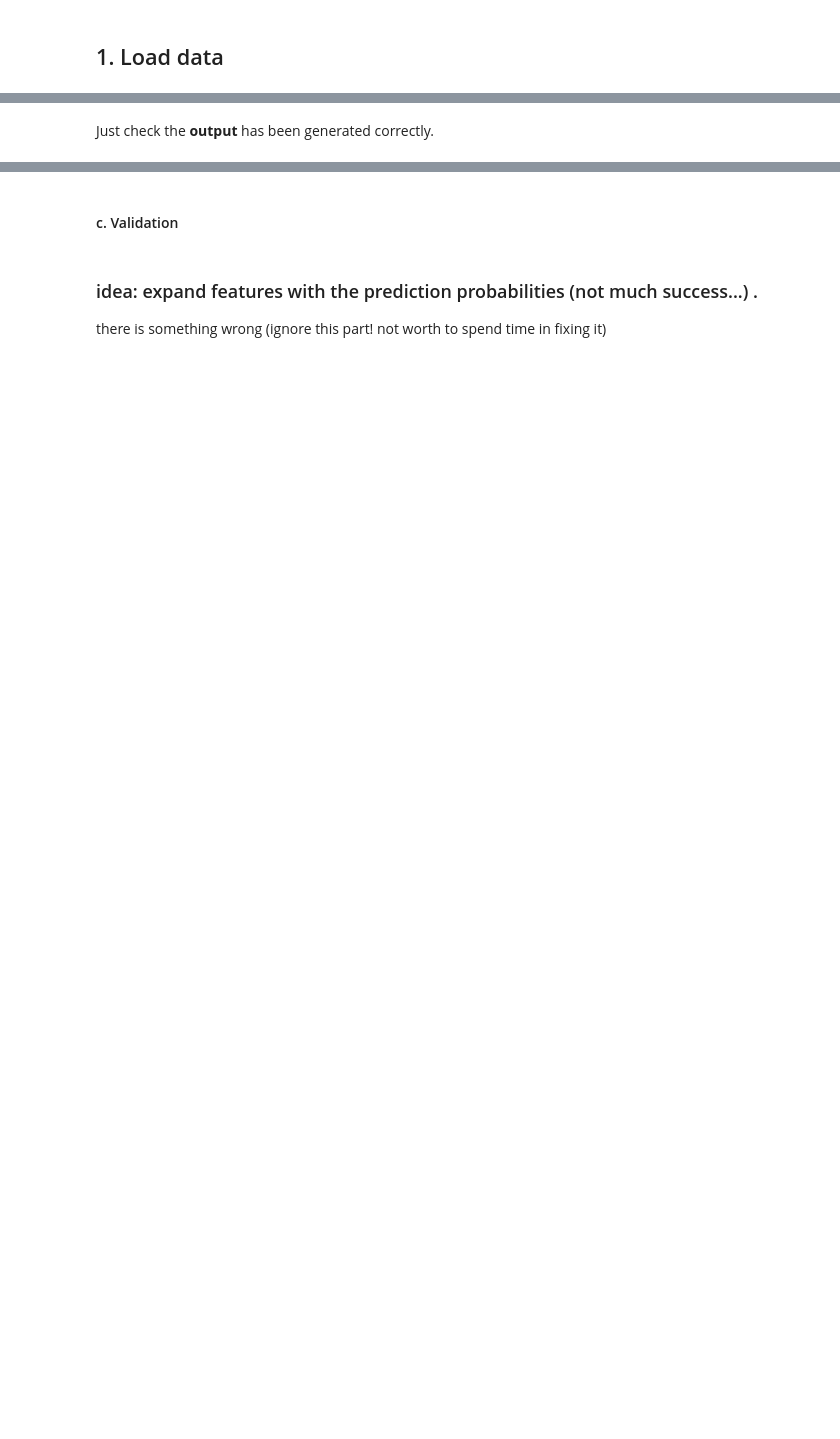
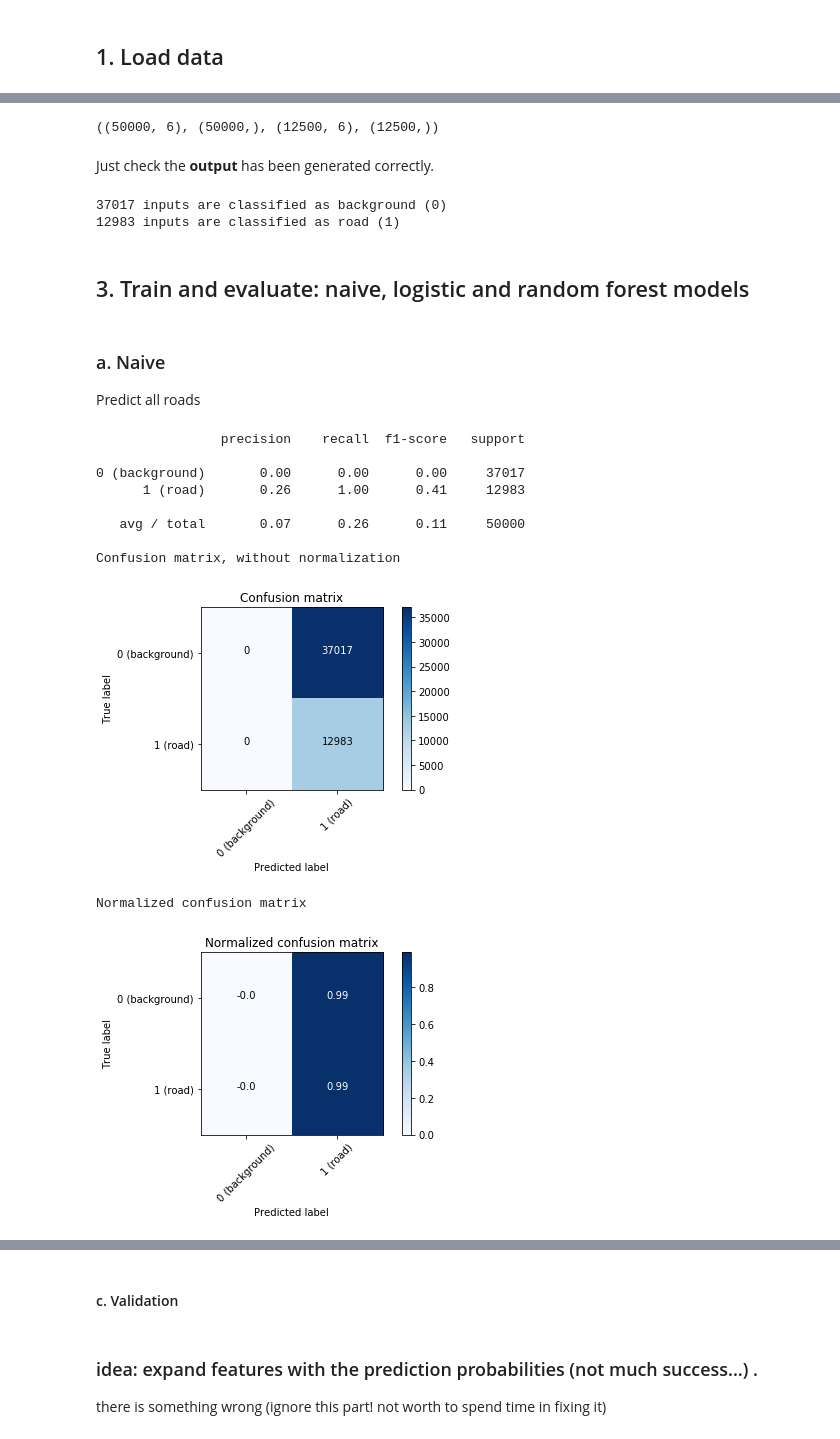
Before and after one commit to NiccoloSacchi/road-segmentation, a Jupyter notebook: scripts/segment_aerial_images_linear_regression_nic.ipynb, the cells around one changed output, grey strips where cells are left out. Saved outputs shown, nothing was run; the diff lists cells and outputs as text; code cells hidden in the pictures; blank space fills up the shorter version.

Commit message:
start cross valitation on naive models

```diff
--- a/scripts/segment_aerial_images_linear_regression_nic.ipynb
+++ b/scripts/segment_aerial_images_linear_regression_nic.ipynb
@@ -47,13 +67,13 @@ From each image extract the inputs (patches) and generate a list of features for
+# %%
+set_ = SimpleNamespace()
+set_.X = imgs_to_inputs(imgs)
+set_.Y = imgs_to_outputs(gt_imgs)
 # %%
-train, test = split_train_test(imgs, gt_imgs, train_ratio=0.8, seed=1)
-
-train.X = imgs_to_inputs(train.imgs)
-train.Y = imgs_to_outputs(train.gt_imgs)
-
-test.X = imgs_to_inputs(test.imgs)
-test.Y = imgs_to_outputs(test.gt_imgs)
+train, test = split_train_test(set_.X, set_.Y, test_ratio=0.2, seed=1)
 
 train.X.shape, train.Y.shape, test.X.shape, test.Y.shape
+# %% [output]
+((50000, 6), (50000,), (12500, 6), (12500,))
 # %% [markdown]
 Just check the **output** has been generated correctly.
 # %%
@@ -62,4 +82,27 @@ Y0 = np.where(train.Y==0)[0]
 Y1 = np.where(train.Y==1)[0]
 print(str(len(Y0)) + ' inputs are classified as background (0)')
 print(str(len(Y1)) + ' inputs are classified as road (1)')
+# %% [output]
+37017 inputs are classified as background (0)
+12983 inputs are classified as road (1)
+# %% [markdown]
+## 3. Train and evaluate: naive, logistic and random forest models
+# %% [markdown]
+### a. Naive
+Predict all roads
+# %%
+train.Z = np.ones(train.Y.shape)
+evaluate_predictions(train.Z, train.Y)
+# %% [output]
+                precision    recall  f1-score   support
+
+0 (background)       0.00      0.00      0.00     37017
+      1 (road)       0.26      1.00      0.41     12983
+
+   avg / total       0.07      0.26      0.11     50000
+
+Confusion matrix, without normalization
+[figure, added]
+Normalized confusion matrix
+[figure, added]
 # %% [markdown]
```
Also changed, not shown: parts of 13 cells of this notebook, 2 other files.
